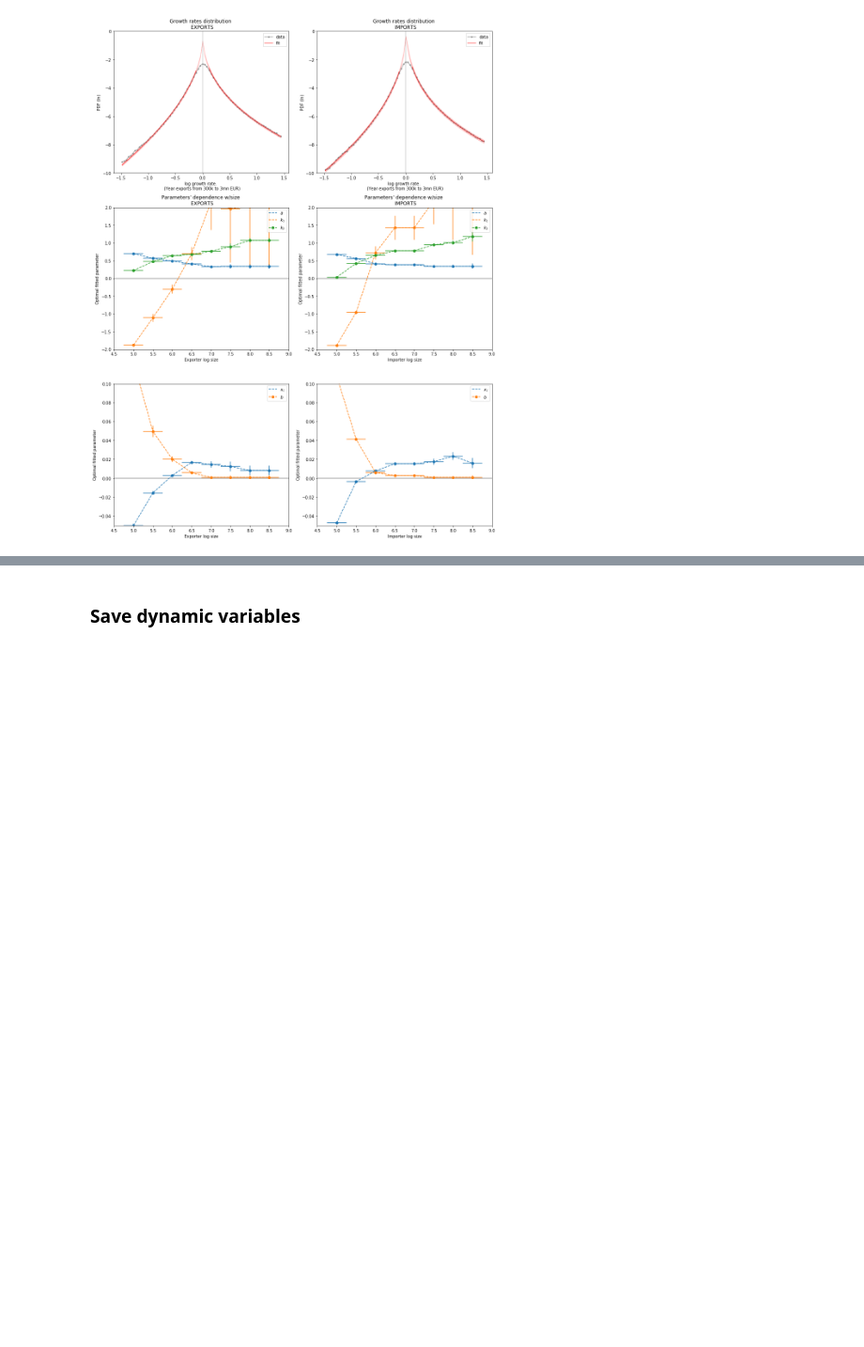
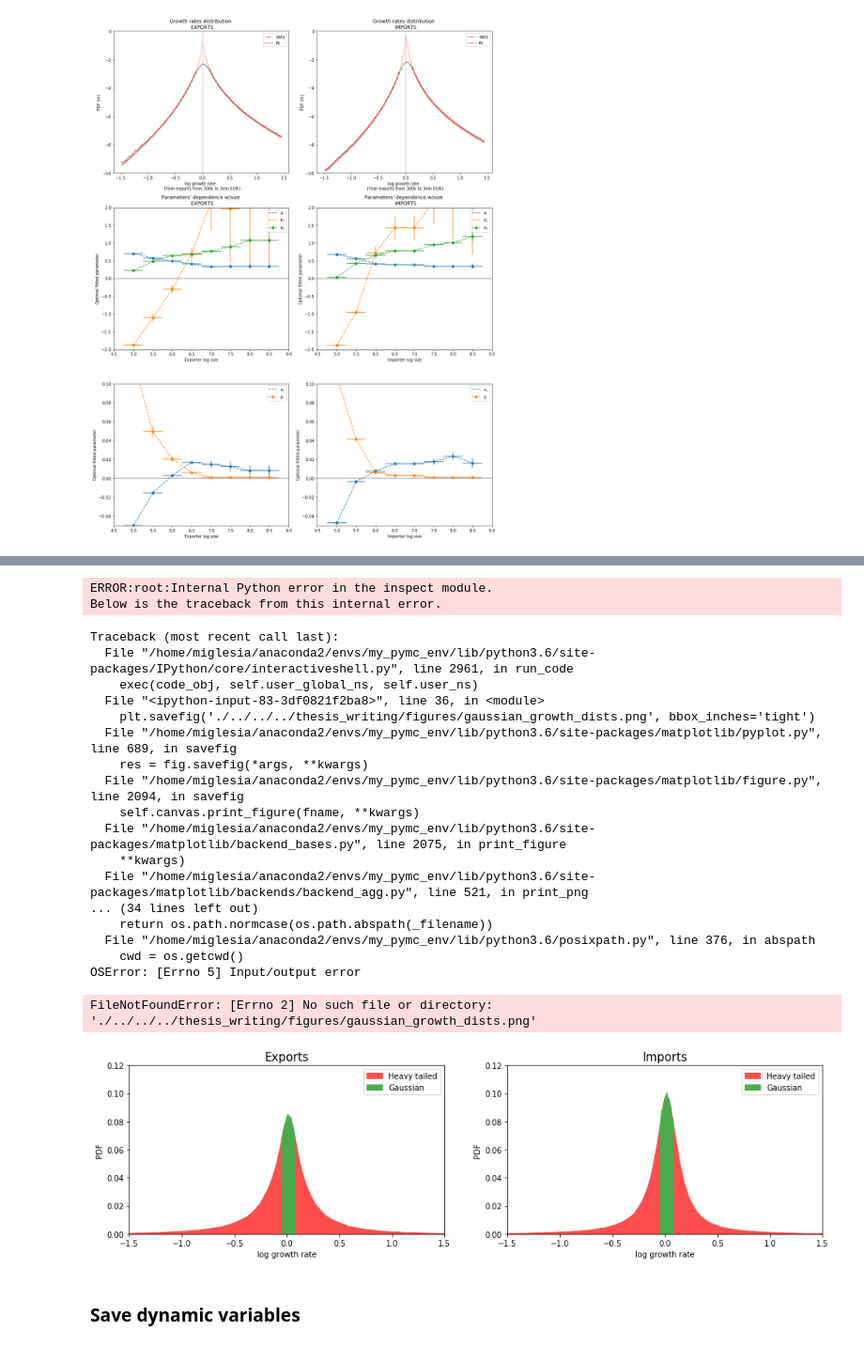
Before and after one commit to matuteiglesias/French_exports_bkp, a Jupyter notebook: code/notebooks/Gibrat test.ipynb, the cells around one changed output, grey strips where cells are left out. Shown at 94% size. Drawn from its saved outputs; the diff is of its cells as text; code cells hidden in the pictures; blank space fills up the shorter version.

```diff
--- a/code/notebooks/Gibrat test.ipynb
+++ b/code/notebooks/Gibrat test.ipynb
@@ -364,3 +430,63 @@ NameError: name 'bins' is not defined
+# %%
+fig, axs = plt.subplots(1, 2, figsize = (16, 4))
+
+for i in [0, 1]:
+    df_level_g = df_level_g_list[i].sample(frac = .05)
+    df_level_g['annual_log_bin'] = pd.cut(df_level_g['annual_log'], np.arange(4, 10, .5))
+
+    # separate it into 2:
+    df_level_g_gauss = df_level_g.loc[abs(df_level_g.annual_logdiff - 0.015) < .075]
+
+    # HISTOGRAMS (linear y)
+    ax = axs[i]
+    ax.set_title(['Exports', 'Imports'][i], fontsize = 15)
+#     color = ['#1f77b4', '#ff7f0e'][k]
+
+    for p, df_ in enumerate([df_level_g, df_level_g_gauss]):
+        color = ['r', 'g'][p]
+        bin_w = [.04, .01][p]
+        label = ['Heavy tailed', 'Gaussian'][p]
+        bins_ = [np.arange(-1.6, 1.6, bin_w), np.arange(-.06, .08, bin_w)][p]
+        df_['annual_logdiff_bin'] = pd.cut(df_['annual_logdiff'], bins_); # Quantile cut
+
+        hist = df_.groupby('annual_logdiff_bin').count().iloc[:, 0];
+        hist = hist.loc[hist.values > 0]
+        hist = hist/len(df_level_g)*(0.04/bin_w) # pass counts to PDF so to have the same y scale on both parts
+#         if p == 0: print(hist.sum()) # see it is around 1
+        x_ = [b.mid for b in hist.index]
+        ax.fill_between(x_, hist.values, 0, color = sns.light_palette(color, 10).as_hex()[6],
+                       label = label)
+
+    ax.legend()
+    ax.set_xlabel('log growth rate')
+    ax.set_ylabel('PDF')
+    ax.set_ylim(0, .12)
+    ax.set_xlim(-1.5, 1.5)
+
+plt.savefig('./../../../thesis_writing/figures/gaussian_growth_dists.png', bbox_inches='tight')
+plt.show()
+# %% [output]
+ERROR:root:Internal Python error in the inspect module.
+Below is the traceback from this internal error.
+Traceback (most recent call last):
+  File "/home/miglesia/anaconda2/envs/my_pymc_env/lib/python3.6/site-packages/IPython/core/interactiveshell.py", line 2961, in run_code
+    exec(code_obj, self.user_global_ns, self.user_ns)
+  File "<ipython-input-83-3df0821f2ba8>", line 36, in <module>
+    plt.savefig('./../../../thesis_writing/figures/gaussian_growth_dists.png', bbox_inches='tight')
+  File "/home/miglesia/anaconda2/envs/my_pymc_env/lib/python3.6/site-packages/matplotlib/pyplot.py", line 689, in savefig
+    res = fig.savefig(*args, **kwargs)
+  File "/home/miglesia/anaconda2/envs/my_pymc_env/lib/python3.6/site-packages/matplotlib/figure.py", line 2094, in savefig
+    self.canvas.print_figure(fname, **kwargs)
+  File "/home/miglesia/anaconda2/envs/my_pymc_env/lib/python3.6/site-packages/matplotlib/backend_bases.py", line 2075, in print_figure
+    **kwargs)
+  File "/home/miglesia/anaconda2/envs/my_pymc_env/lib/python3.6/site-packages/matplotlib/backends/backend_agg.py", line 521, in print_png
+... (34 lines left out)
+    return os.path.normcase(os.path.abspath(_filename))
+  File "/home/miglesia/anaconda2/envs/my_pymc_env/lib/python3.6/posixpath.py", line 376, in abspath
+    cwd = os.getcwd()
+OSError: [Errno 5] Input/output error
+FileNotFoundError: [Errno 2] No such file or directory: './../../../thesis_writing/figures/gaussian_growth_dists.png'
+[figure, added]
 # %% [markdown]
 ### Save dynamic variables
 # %%
```
Also changed, not shown: parts of 13 cells of this notebook.
